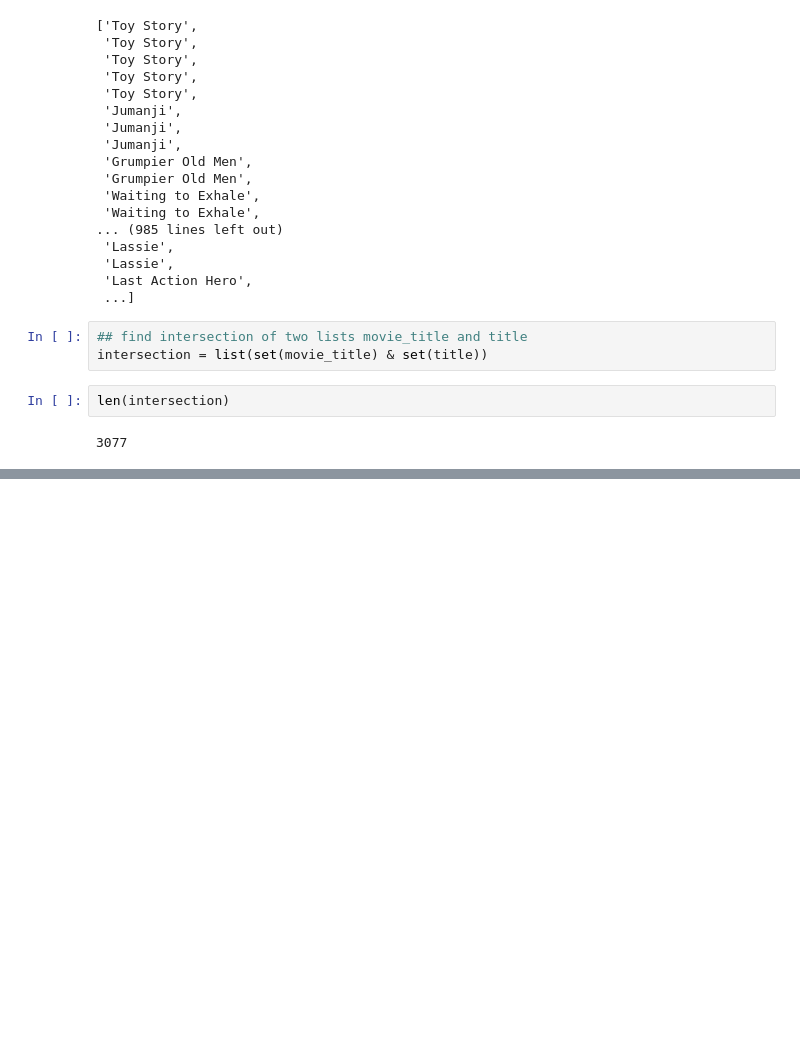
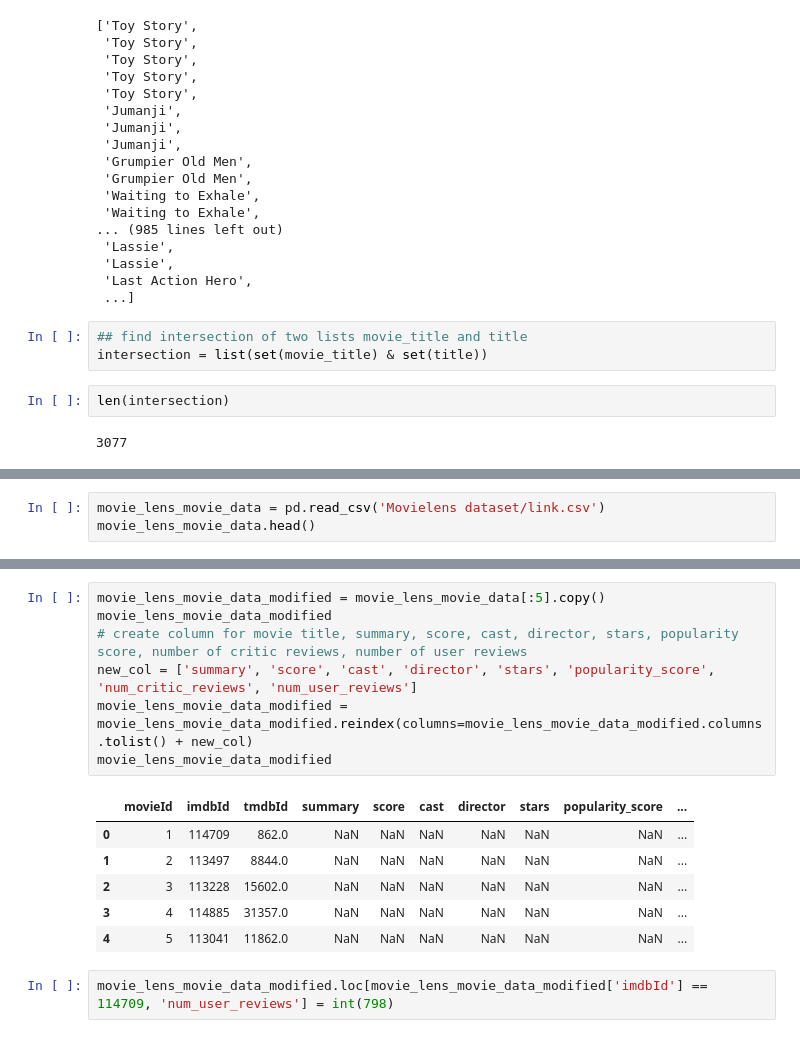
Before and after one commit to chirag-25/Movie-Recommendation-System, a Jupyter notebook: data_extraction.ipynb, the cells around one changed output, grey strips where cells are left out. Drawn from its saved outputs; the diff is of its cells as text; blank space fills up the shorter version.

Commit message:
Web scrapping of data

```diff
--- a/data_extraction.ipynb
+++ b/data_extraction.ipynb
@@ -159,0 +224,3 @@ print(stars)
+# %%
+movie_lens_movie_data = pd.read_csv('Movielens dataset/link.csv')
+movie_lens_movie_data.head()
@@ -159,0 +234,16 @@ print(stars)
+# %%
+movie_lens_movie_data_modified = movie_lens_movie_data[:5].copy()
+movie_lens_movie_data_modified
+# create column for movie title, summary, score, cast, director, stars, popularity score, number of critic reviews, number of user reviews
+new_col = ['summary', 'score', 'cast', 'director', 'stars', 'popularity_score', 'num_critic_reviews', 'num_user_reviews']
+movie_lens_movie_data_modified = movie_lens_movie_data_modified.reindex(columns=movie_lens_movie_data_modified.columns.tolist() + new_col)
+movie_lens_movie_data_modified
+# %% [output]
+|  | movieId | imdbId | tmdbId | summary | score | cast | director | stars | popularity_score | ... |
+| 0 | 1 | 114709 | 862.0 | NaN | NaN | NaN | NaN | NaN | NaN | ... |
+| 1 | 2 | 113497 | 8844.0 | NaN | NaN | NaN | NaN | NaN | NaN | ... |
+| 2 | 3 | 113228 | 15602.0 | NaN | NaN | NaN | NaN | NaN | NaN | ... |
+| 3 | 4 | 114885 | 31357.0 | NaN | NaN | NaN | NaN | NaN | NaN | ... |
+| 4 | 5 | 113041 | 11862.0 | NaN | NaN | NaN | NaN | NaN | NaN | ... |
+# %%
+movie_lens_movie_data_modified.loc[movie_lens_movie_data_modified['imdbId'] == 114709, 'num_user_reviews'] = int(798)
```
Also changed, not shown: parts of 16 cells of this notebook, 1 other file.
